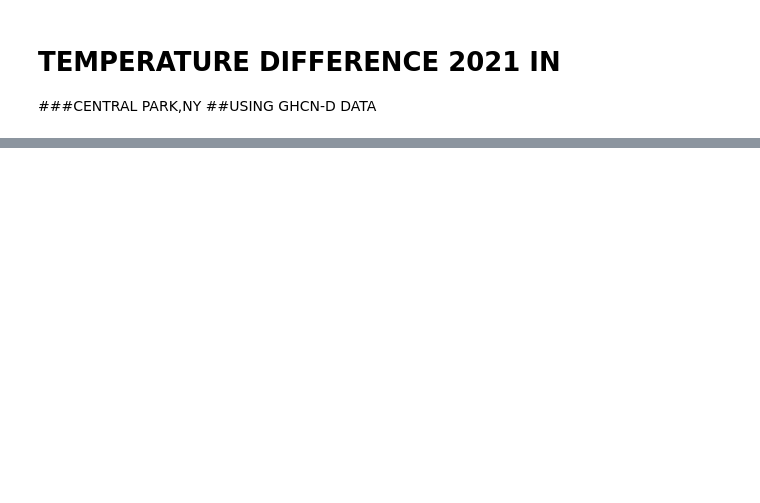
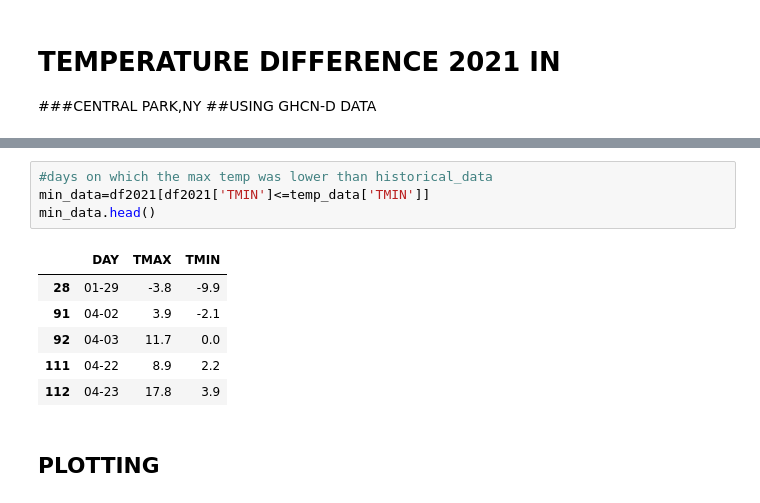
Before and after one commit to Ansuman09/RESUME, a Jupyter notebook: ComparinngTemp.ipynb, the cells around one changed output, grey strips where cells are left out. Cells and saved outputs as stored; diff of their text form; blank space fills up the shorter version.

```diff
--- a/ComparinngTemp.ipynb
+++ b/ComparinngTemp.ipynb
@@ -90,0 +114,13 @@ plt.margins(x=0)
+# %%
+#days on which the max temp was lower than historical_data
+min_data=df2021[df2021['TMIN']<=temp_data['TMIN']]
+min_data.head()
+# %% [output]
+|  | DAY | TMAX | TMIN |
+| 28 | 01-29 | -3.8 | -9.9 |
+| 91 | 04-02 | 3.9 | -2.1 |
+| 92 | 04-03 | 11.7 | 0.0 |
+| 111 | 04-22 | 8.9 | 2.2 |
+| 112 | 04-23 | 17.8 | 3.9 |
+# %% [markdown]
+## PLOTTING
```
Also changed, not shown: parts of 7 cells of this notebook.
